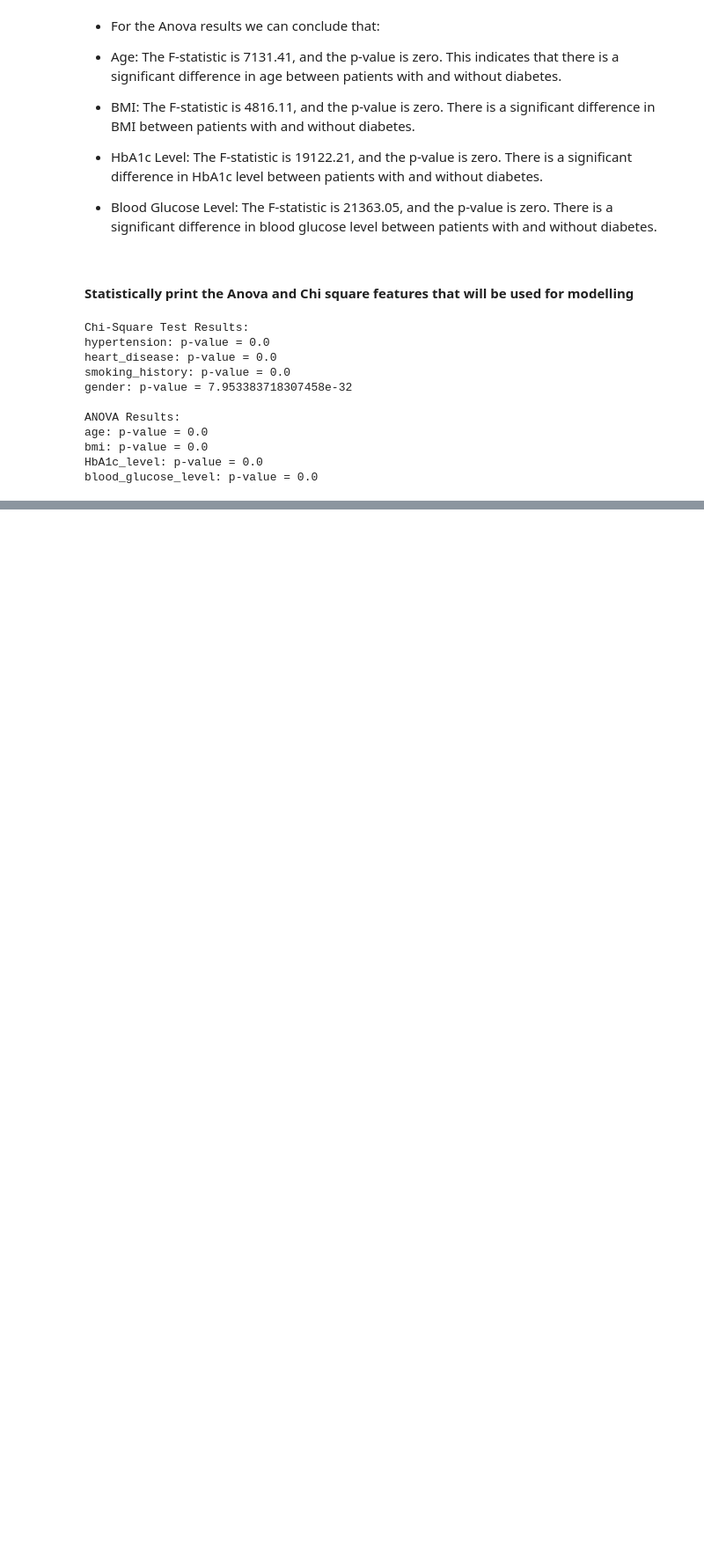
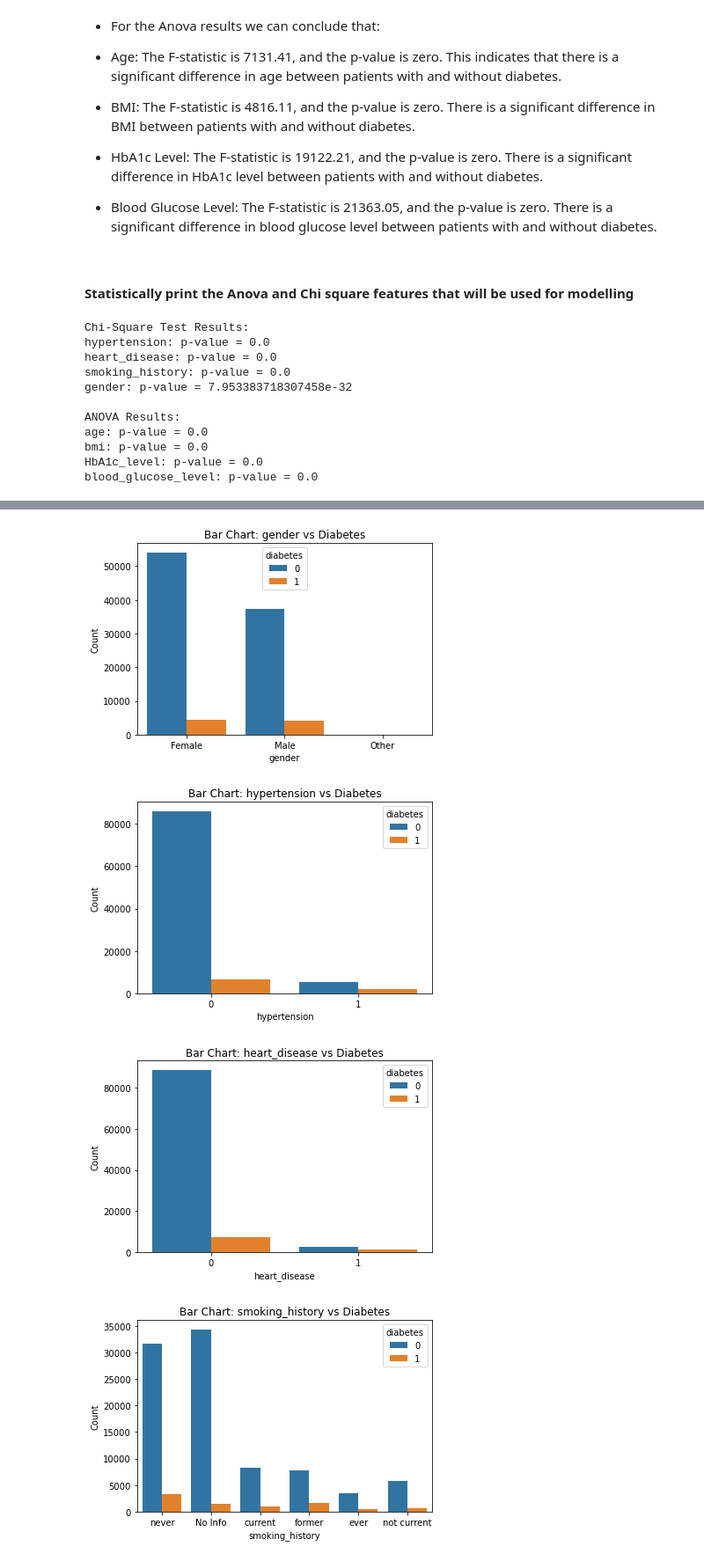
Before and after one commit to Edna722/Africantech-Hackathon, a Jupyter notebook: Diabetes Notebook 1.ipynb, the cells around one changed output, grey strips where cells are left out. Shown: that part at 88% size. Saved outputs shown, nothing was run; the diff lists cells and outputs as text; code cells hidden in the pictures; blank space fills up the shorter version.

```diff
--- a/Diabetes Notebook 1.ipynb
+++ b/Diabetes Notebook 1.ipynb
@@ -452,0 +469,15 @@ blood_glucose_level: p-value = 0.0
+# %%
+
+# Plot bar charts for categorical features
+for feature in categorical_features:
+    plt.figure(figsize=(6, 4))
+    sns.countplot(x=feature, hue='diabetes', data=pd.concat([X[feature], y], axis=1))
+    plt.title(f'Bar Chart: {feature} vs Diabetes')
+    plt.xlabel(feature)
+    plt.ylabel('Count')
+    plt.show()
+# %% [output]
+[figure, added]
+[figure, added]
+[figure, added]
+[figure, added]
```
Also changed, not shown: parts of 24 cells of this notebook.
